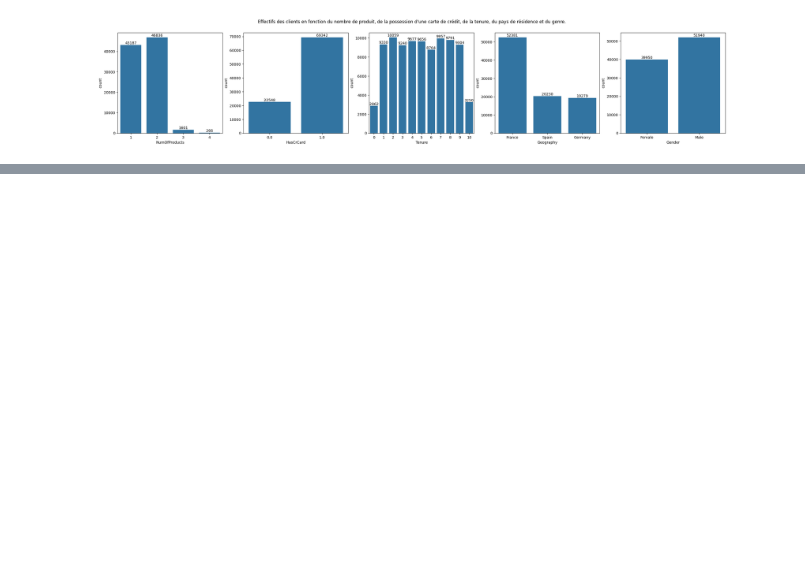
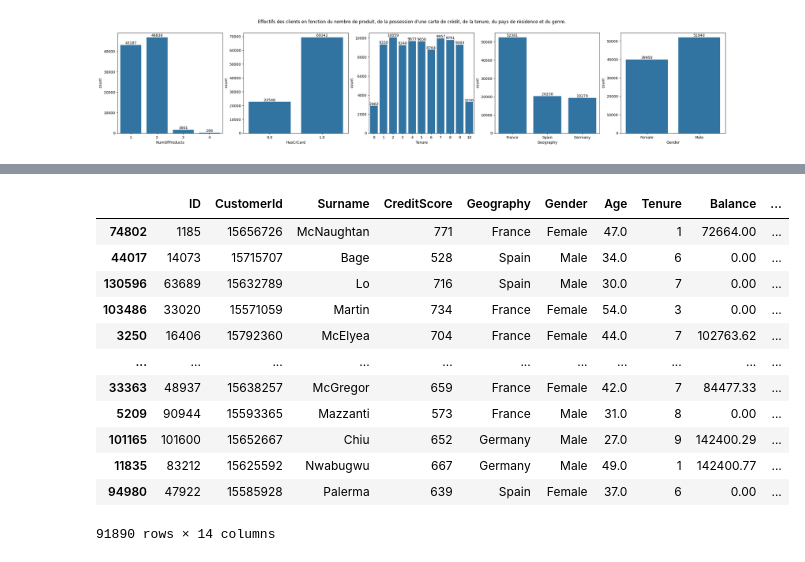
Before and after one commit to fmazur57u/Bank-churn, a Jupyter notebook: bankChurn/src/bankchurn/projet_bank_churn.ipynb, the cells around one changed output, grey strips where cells are left out. Drawn from its saved outputs; the diff is of its cells as text; code cells hidden in the pictures; blank space fills up the shorter version.

```diff
--- a/bankChurn/src/bankchurn/projet_bank_churn.ipynb
+++ b/bankChurn/src/bankchurn/projet_bank_churn.ipynb
@@ -146,0 +192,39 @@ On observe que la majorité des clients ont 1 et 2 produits et seulement une min
+# %%
+def correst_salary(df):
+    condition_list = [
+            #Salaire horaire
+            (df["EstimatedSalary"] < 125) & (df["Geography"] == "France"),
+            (df["EstimatedSalary"] < 125) & (df["Geography"] == "Germany"),
+            (df["EstimatedSalary"] < 125) & (df["Geography"] == "Spain"),
+
+            #Salaire journalier
+            (df["Geography"] == "France") & (df["EstimatedSalary"] >= 125) & (df["EstimatedSalary"] < 1709),
+            (df["Geography"] == "Germany") & (df["EstimatedSalary"] >= 125) & (df["EstimatedSalary"] < 2200),
+            (df["Geography"] == "Spain") & (df["EstimatedSalary"] >= 125) & (df["EstimatedSalary"] < 1167),
+
+            #Salaire mensuel
+            ((df["Geography"] == "France") & (df["EstimatedSalary"] >= 1709) & (df["EstimatedSalary"] < 1709 * 12)) |
+            ((df["Geography"] == "Germany") & (df["EstimatedSalary"] >= 2200) & (df["EstimatedSalary"] < 2200 * 12)) |
+            ((df["Geography"] == "Spain") & (df["EstimatedSalary"] >= 1167) & (df["EstimatedSalary"] < 1167 * 12))
+    ]
+    choicelist = [1607, 1832, 1826, 230, 229, 228, 12]
+    df["EstimatedSalary"] *= np.select(condition_list, choicelist, default = 1)
+    return df
+
+observation_set = correst_salary(observation_set)
+confirmation_set = correst_salary(confirmation_set)
+observation_set
+# %% [output]
+|  | ID | CustomerId | Surname | CreditScore | Geography | Gender | Age | Tenure | Balance | ... |
+| 74802 | 1185 | 15656726 | McNaughtan | 771 | France | Female | 47.0 | 1 | 72664.00 | ... |
+| 44017 | 14073 | 15715707 | Bage | 528 | Spain | Male | 34.0 | 6 | 0.00 | ... |
+| 130596 | 63689 | 15632789 | Lo | 716 | Spain | Male | 30.0 | 7 | 0.00 | ... |
+| 103486 | 33020 | 15571059 | Martin | 734 | France | Female | 54.0 | 3 | 0.00 | ... |
+| 3250 | 16406 | 15792360 | McElyea | 704 | France | Female | 44.0 | 7 | 102763.62 | ... |
+| ... | ... | ... | ... | ... | ... | ... | ... | ... | ... | ... |
+| 33363 | 48937 | 15638257 | McGregor | 659 | France | Female | 42.0 | 7 | 84477.33 | ... |
+| 5209 | 90944 | 15593365 | Mazzanti | 573 | France | Male | 31.0 | 8 | 0.00 | ... |
+| 101165 | 101600 | 15652667 | Chiu | 652 | Germany | Male | 27.0 | 9 | 142400.29 | ... |
+| 11835 | 83212 | 15625592 | Nwabugwu | 667 | Germany | Male | 49.0 | 1 | 142400.77 | ... |
+| 94980 | 47922 | 15585928 | Palerma | 639 | Spain | Female | 37.0 | 6 | 0.00 | ... |
+91890 rows × 14 columns
```
Also changed, not shown: parts of 15 cells of this notebook.
